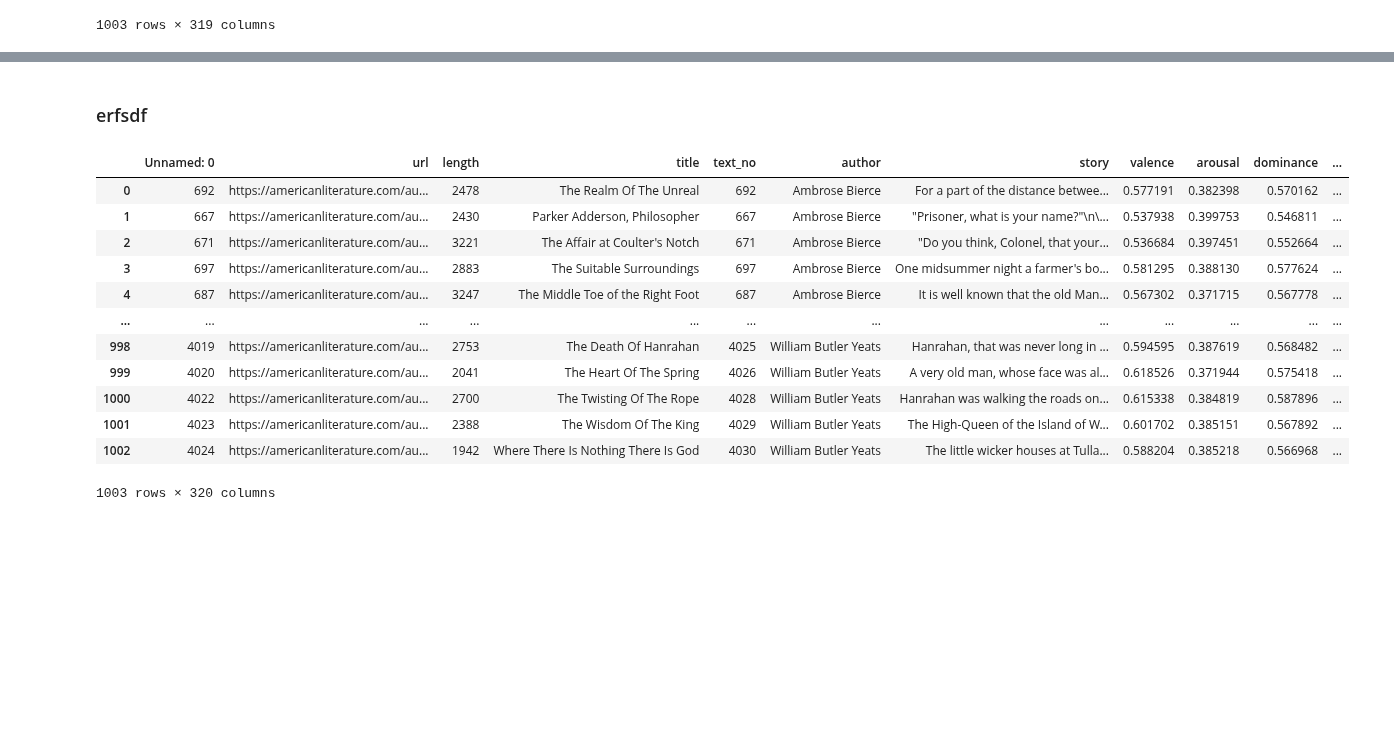
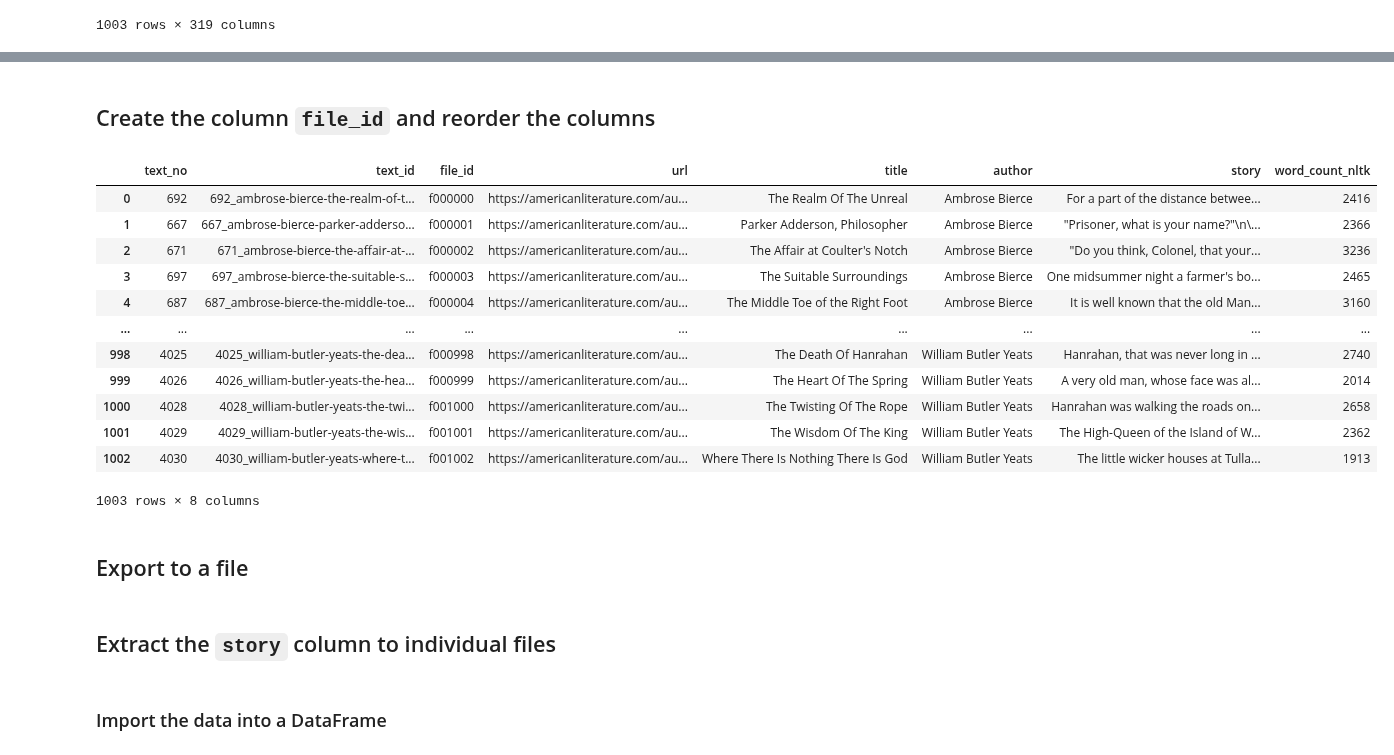
Before and after one commit to laelgelc/cl_st1_sara, a Jupyter notebook: CL_St1_Ph3_Sara.ipynb, the cells around one changed output, grey strips where cells are left out. Cells and saved outputs as stored; diff of their text form; code cells hidden in the pictures; blank space fills up the shorter version.

```diff
--- a/CL_St1_Ph3_Sara.ipynb
+++ b/CL_St1_Ph3_Sara.ipynb
@@ -95,0 +104,13 @@ df_short_stories_sample_balanced
+# %%
+needed_columns = [
+    'url',
+    'title',
+    'text_no',
+    'author',
+    'story',
+    'text_id',
+    'word_count_nltk'
+]
+# %%
+df_short_stories_corpus = df_short_stories_sample_balanced[needed_columns].copy()
+df_short_stories_corpus
@@ -96,20 +131,31 @@ df_short_stories_sample_balanced
 # %% [markdown]
-### erfsdf
+## Create the column `file_id` and reorder the columns
 # %%
-df_short_stories_sample_balanced['file_id'] = 'f' + df_short_stories_sample_balanced.index.astype(str).str.zfill(6)
+df_short_stories_corpus['file_id'] = 'f' + df_short_stories_corpus.index.astype(str).str.zfill(6)
+# %%
+# Reorder the columns
+first_columns = [
+    'text_no',
+    'text_id',
+    'file_id'
+]
+
+df_short_stories_corpus = df_short_stories_corpus[first_columns + [col for col in df_short_stories_corpus.columns if col not in first_columns]]
 # %%
-df_short_stories_sample_balanced
+df_short_stories_corpus
 # %% [output]
-|  | Unnamed: 0 | url | length | title | text_no | author | story | valence | arousal | dominance | ... |
-| 0 | 692 | https://americanliterature.com/au... | 2478 | The Realm Of The Unreal | 692 | Ambrose Bierce | For a part of the distance betwee... | 0.577191 | 0.382398 | 0.570162 | ... |
-| 1 | 667 | https://americanliterature.com/au... | 2430 | Parker Adderson, Philosopher | 667 | Ambrose Bierce | "Prisoner, what is your name?"\n\... | 0.537938 | 0.399753 | 0.546811 | ... |
-| 2 | 671 | https://americanliterature.com/au... | 3221 | The Affair at Coulter's Notch | 671 | Ambrose Bierce | "Do you think, Colonel, that your... | 0.536684 | 0.397451 | 0.552664 | ... |
-| 3 | 697 | https://americanliterature.com/au... | 2883 | The Suitable Surroundings | 697 | Ambrose Bierce | One midsummer night a farmer's bo... | 0.581295 | 0.388130 | 0.577624 | ... |
-| 4 | 687 | https://americanliterature.com/au... | 3247 | The Middle Toe of the Right Foot | 687 | Ambrose Bierce | It is well known that the old Man... | 0.567302 | 0.371715 | 0.567778 | ... |
-| ... | ... | ... | ... | ... | ... | ... | ... | ... | ... | ... | ... |
-| 998 | 4019 | https://americanliterature.com/au... | 2753 | The Death Of Hanrahan | 4025 | William Butler Yeats | Hanrahan, that was never long in ... | 0.594595 | 0.387619 | 0.568482 | ... |
-| 999 | 4020 | https://americanliterature.com/au... | 2041 | The Heart Of The Spring | 4026 | William Butler Yeats | A very old man, whose face was al... | 0.618526 | 0.371944 | 0.575418 | ... |
-| 1000 | 4022 | https://americanliterature.com/au... | 2700 | The Twisting Of The Rope | 4028 | William Butler Yeats | Hanrahan was walking the roads on... | 0.615338 | 0.384819 | 0.587896 | ... |
-| 1001 | 4023 | https://americanliterature.com/au... | 2388 | The Wisdom Of The King | 4029 | William Butler Yeats | The High-Queen of the Island of W... | 0.601702 | 0.385151 | 0.567892 | ... |
-| 1002 | 4024 | https://americanliterature.com/au... | 1942 | Where There Is Nothing There Is God | 4030 | William Butler Yeats | The little wicker houses at Tulla... | 0.588204 | 0.385218 | 0.566968 | ... |
+|  | text_no | text_id | file_id | url | title | author | story | word_count_nltk |
+| 0 | 692 | 692_ambrose-bierce-the-realm-of-t... | f000000 | https://americanliterature.com/au... | The Realm Of The Unreal | Ambrose Bierce | For a part of the distance betwee... | 2416 |
+| 1 | 667 | 667_ambrose-bierce-parker-adderso... | f000001 | https://americanliterature.com/au... | Parker Adderson, Philosopher | Ambrose Bierce | "Prisoner, what is your name?"\n\... | 2366 |
+| 2 | 671 | 671_ambrose-bierce-the-affair-at-... | f000002 | https://americanliterature.com/au... | The Affair at Coulter's Notch | Ambrose Bierce | "Do you think, Colonel, that your... | 3236 |
+| 3 | 697 | 697_ambrose-bierce-the-suitable-s... | f000003 | https://americanliterature.com/au... | The Suitable Surroundings | Ambrose Bierce | One midsummer night a farmer's bo... | 2465 |
+| 4 | 687 | 687_ambrose-bierce-the-middle-toe... | f000004 | https://americanliterature.com/au... | The Middle Toe of the Right Foot | Ambrose Bierce | It is well known that the old Man... | 3160 |
+| ... | ... | ... | ... | ... | ... | ... | ... | ... |
+| 998 | 4025 | 4025_william-butler-yeats-the-dea... | f000998 | https://americanliterature.com/au... | The Death Of Hanrahan | William Butler Yeats | Hanrahan, that was never long in ... | 2740 |
+| 999 | 4026 | 4026_william-butler-yeats-the-hea... | f000999 | https://americanliterature.com/au... | The Heart Of The Spring | William Butler Yeats | A very old man, whose face was al... | 2014 |
+| 1000 | 4028 | 4028_william-butler-yeats-the-twi... | f001000 | https://americanliterature.com/au... | The Twisting Of The Rope | William Butler Yeats | Hanrahan was walking the roads on... | 2658 |
+| 1001 | 4029 | 4029_william-butler-yeats-the-wis... | f001001 | https://americanliterature.com/au... | The Wisdom Of The King | William Butler Yeats | The High-Queen of the Island of W... | 2362 |
+| 1002 | 4030 | 4030_william-butler-yeats-where-t... | f001002 | https://americanliterature.com/au... | Where There Is Nothing There Is God | William Butler Yeats | The little wicker houses at Tulla... | 1913 |
-1003 rows × 320 columns
+1003 rows × 8 columns
+# %% [markdown]
+## Export to a file
@@ -115,0 +166,4 @@ df_short_stories_sample_balanced
+# %% [markdown]
+## Extract the `story` column to individual files
+# %% [markdown]
+### Import the data into a DataFrame
```
Also changed, not shown: parts of 11 cells of this notebook, 2 other files.
